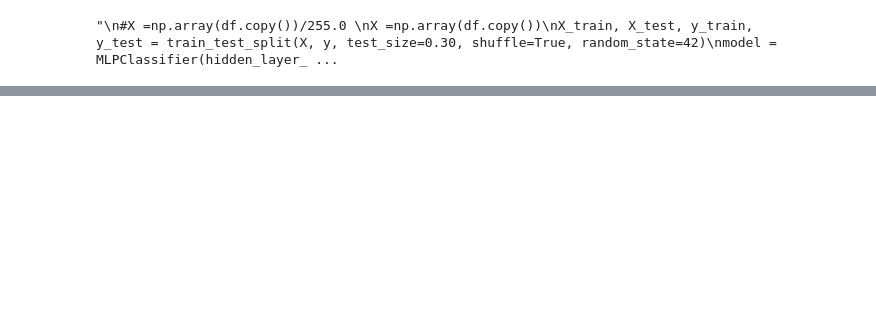
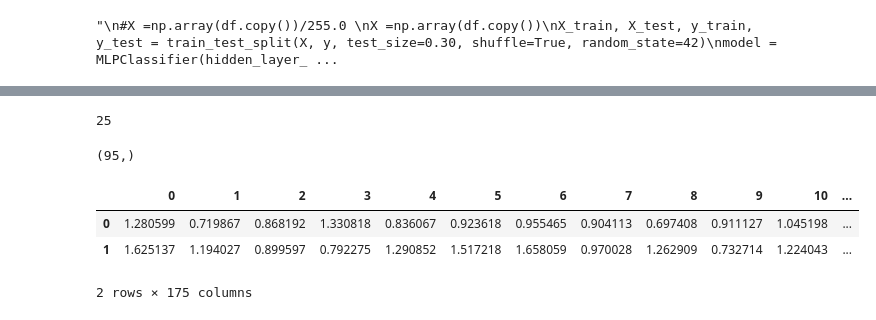
Before and after one commit to ucfilho/marquesgabi_paper_fev_2021, a Jupyter notebook: defesa/PSD_histogram_final_amostra_03_nov_25_2021.ipynb, the cells around one changed output, grey strips where cells are left out. Drawn from its saved outputs; the diff is of its cells as text; code cells hidden in the pictures; blank space fills up the shorter version.

```diff
--- a/defesa/PSD_histogram_final_amostra_03_nov_25_2021.ipynb
+++ b/defesa/PSD_histogram_final_amostra_03_nov_25_2021.ipynb
@@ -386,20 +428,38 @@ df.columns
 # %%
-#lost_value = float(PSD_new.columns[1])
 
-# Area = np.array(PSD_new.iloc[:,1])
+
+#
 Area = df_ImgJ['Area'].values
 # Area = np.concatenate( (Area, [lost_value] ) )
-# Area = np.concatenate( (Area, [lost_value] ) )
-diam_teste = []
-for A in Area:
-  diam_teste.append((4*A/np.pi)**0.5)
 
 Diam1 = [ (4*A/np.pi)**0.5 for A in Area]
+# %%
+len(Diameter_All)
+# %% [output]
+25
+# %%
+PSD_new['Area'].shape
+# %% [output]
+(95,)
+# %%
+#lost_value = float(PSD_new.columns[1])
+#Area2 = np.array(PSD_new.iloc[:,1])
+#Area2 = np.concatenate( (Area2, [lost_value] ) )
+Area2 = PSD_new['Area'].shape
+for A in Area2:
+  Diam1.append((4*A/np.pi)**0.5)
 # %%
 wt1 = np.ones(len(Diam1)) / len(Diam1)*100
 wt2 = np.ones(len(Diameter_All)) / len(Diameter_All)*100
 X = pd.DataFrame([Diam1,Diameter_All])
 wts = pd.DataFrame([wt1,wt2])
+# %%
+X
+# %% [output]
+|  | 0 | 1 | 2 | 3 | 4 | 5 | 6 | 7 | 8 | 9 | 10 | ... |
+| 0 | 1.280599 | 0.719867 | 0.868192 | 1.330818 | 0.836067 | 0.923618 | 0.955465 | 0.904113 | 0.697408 | 0.911127 | 1.045198 | ... |
+| 1 | 1.625137 | 1.194027 | 0.899597 | 0.792275 | 1.290852 | 1.517218 | 1.658059 | 0.970028 | 1.262909 | 0.732714 | 1.224043 | ... |
+2 rows × 175 columns
 # %%
 A = plt.hist(X,weights=wts,bins=7)
 plt.legend(['True','CNN'])
```
Also changed, not shown: parts of 19 cells of this notebook.
